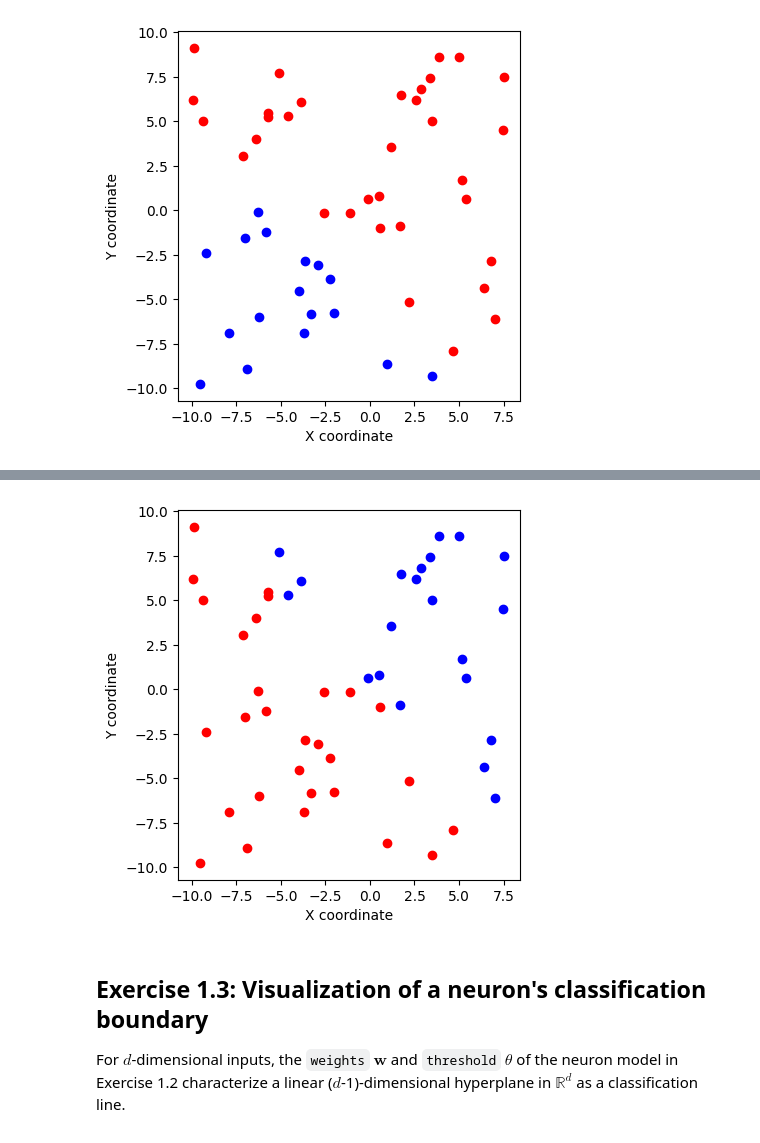
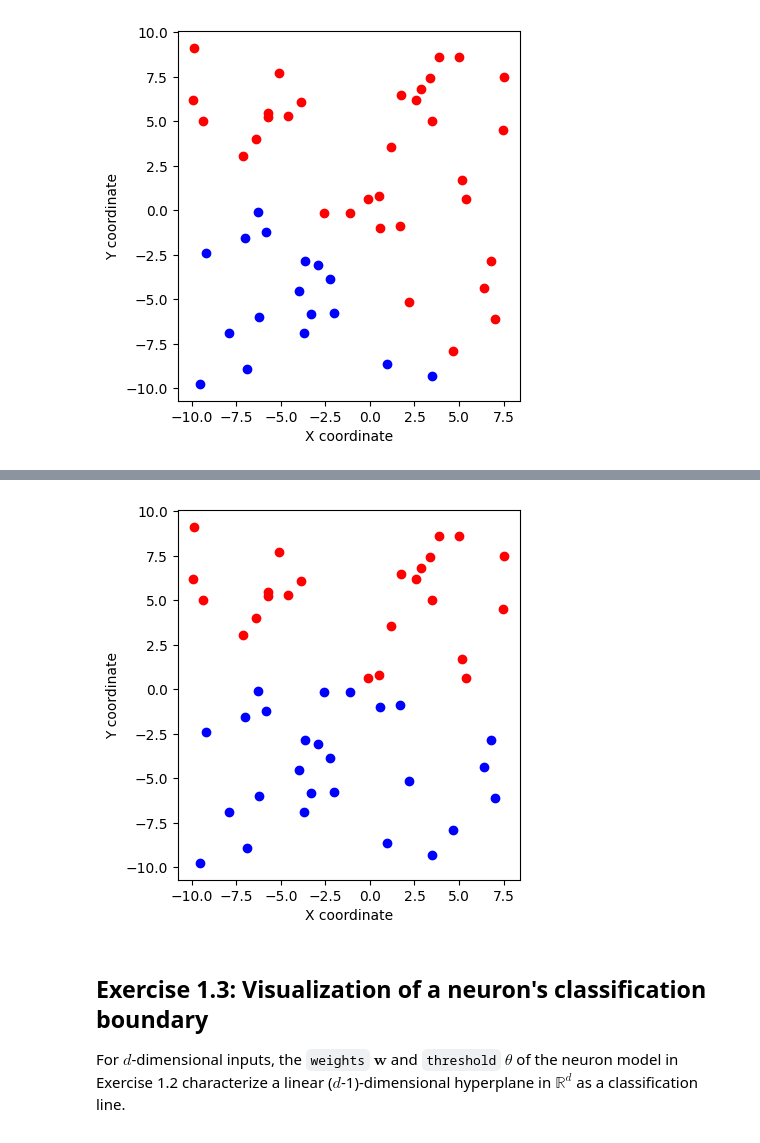
Before and after one commit to Nihad217/helloWorld, a Jupyter notebook: exercise_1.ipynb, the cells around one changed output, grey strips where cells are left out. Saved outputs shown, nothing was run; the diff lists cells and outputs as text; code cells hidden in the pictures.

```diff
--- a/exercise_1.ipynb
+++ b/exercise_1.ipynb
@@ -104,26 +104,26 @@ $$
 # %%
 # TODO: function to classify the samples
 def neuron_classify(samples, weights, threshold):
   sum_weight= samples @ weights
   classifications = np.where(sum_weight - threshold >= 0, 1, -1)
   return classifications
 
 
 
 
 
 # TODO: define the weight vector
-weights = np.array([1,1])
+weights = np.array([0,-1])
 
 
 # TODO: define the scalar threshold
-threshold = np.array(0)  # incrementing the threshold will take out the blue dots.
+threshold = np.array(0)
 
 samples, labels = utils.load_data('data/data_1.npz')
 classifications = neuron_classify(samples, weights, threshold)
 plot_data(samples, classifications)
 # %% [output]
-[figure, old version]
+[figure, new version]
 # %% [markdown]
 ## Exercise 1.3: Visualization of a neuron's classification boundary
 For $d$-dimensional inputs, the `weights` $\boldsymbol{w}$ and `threshold` $\theta$ of the neuron model in Exercise 1.2 characterize a linear ($d$-1)-dimensional hyperplane in $\mathbb{R}^{d}$ as a classification line.
```
Also changed, not shown: parts of 1 cell of this notebook.
